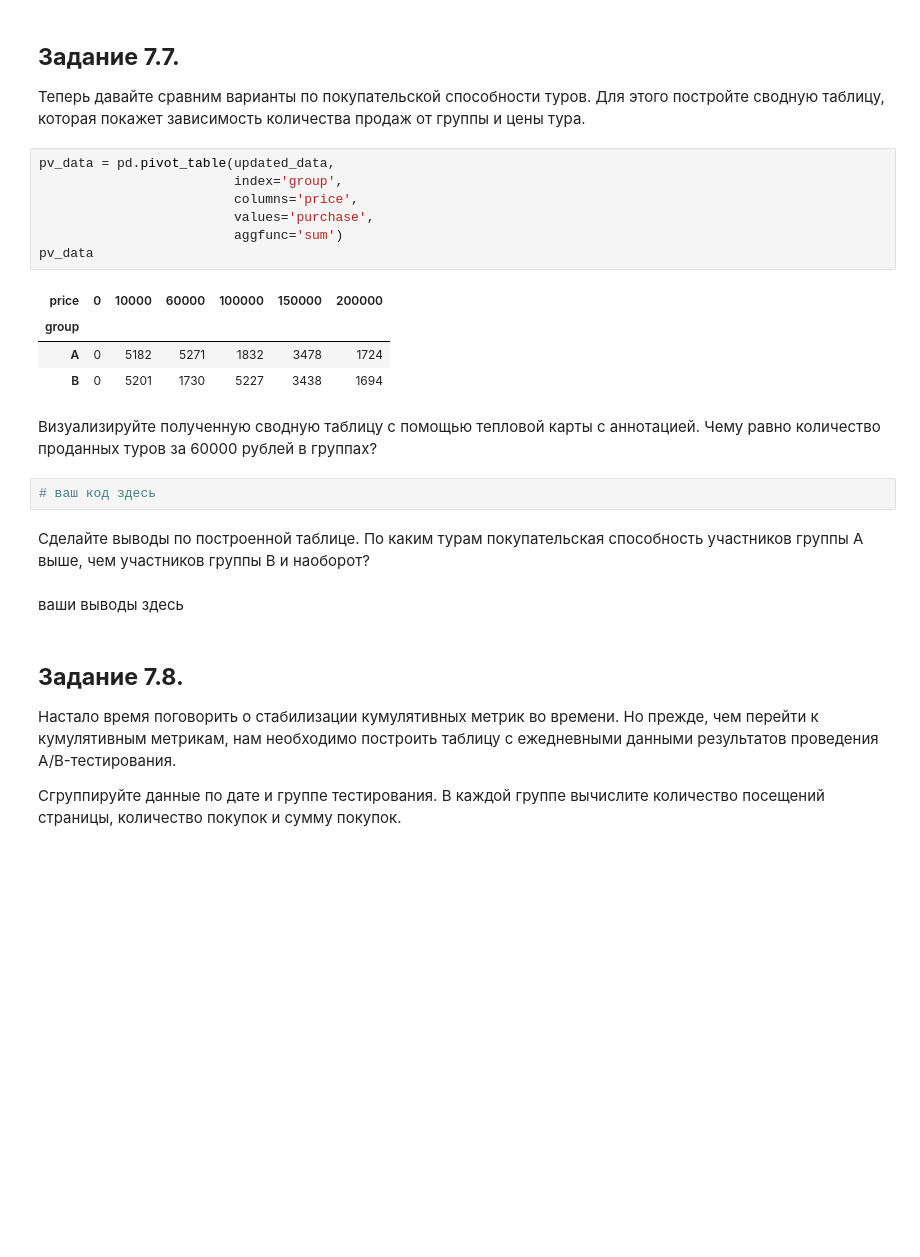
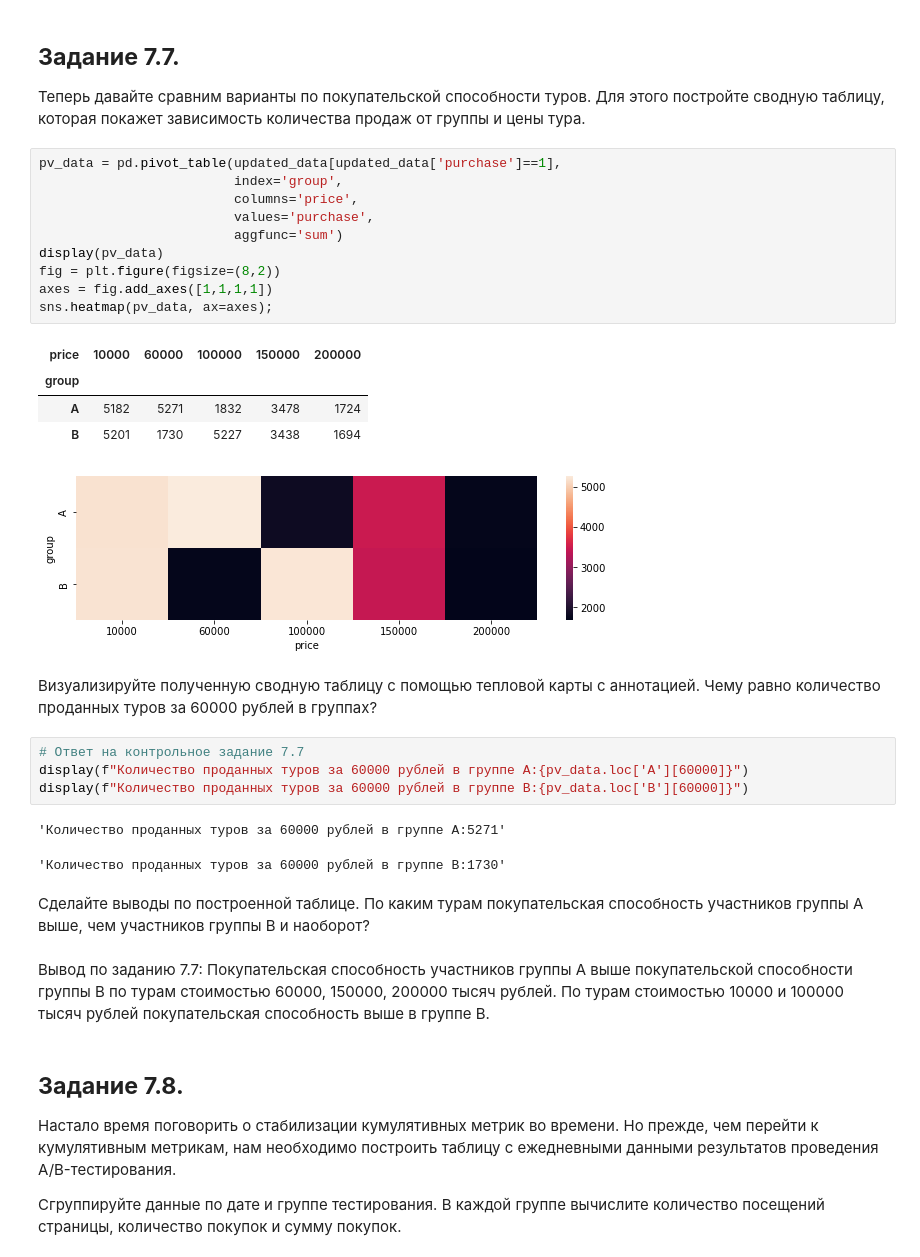
Before and after one commit to PoluboyarinovSI/SF_DataScience, a Jupyter notebook: Current_tasks/Template_EDA_5.ipynb, the cells around one changed output. Cells and saved outputs as stored; diff of their text form; blank space fills up the shorter version.

```diff
--- a/Current_tasks/Template_EDA_5.ipynb
+++ b/Current_tasks/Template_EDA_5.ipynb
@@ -199,26 +199,35 @@ display(f"Средний чек в группе В:{round(grouped_data[grouped_d
 
 Теперь давайте сравним варианты по покупательской способности туров. Для этого постройте сводную таблицу, которая покажет зависимость количества продаж от группы и цены тура.
 # %%
-pv_data = pd.pivot_table(updated_data,
+pv_data = pd.pivot_table(updated_data[updated_data['purchase']==1],
                          index='group',
                          columns='price',
                          values='purchase',
                          aggfunc='sum')
-pv_data
+display(pv_data)
+fig = plt.figure(figsize=(8,2))
+axes = fig.add_axes([1,1,1,1])
+sns.heatmap(pv_data, ax=axes);
 # %% [output]
-| price | 0 | 10000 | 60000 | 100000 | 150000 | 200000 |
-| group |  |  |  |  |  |  |
-| A | 0 | 5182 | 5271 | 1832 | 3478 | 1724 |
-| B | 0 | 5201 | 1730 | 5227 | 3438 | 1694 |
+| price | 10000 | 60000 | 100000 | 150000 | 200000 |
+| group |  |  |  |  |  |
+| A | 5182 | 5271 | 1832 | 3478 | 1724 |
+| B | 5201 | 1730 | 5227 | 3438 | 1694 |
+[figure, added]
 # %% [markdown]
 Визуализируйте полученную сводную таблицу с помощью тепловой карты с аннотацией.
 Чему равно количество проданных туров за 60000 рублей в группах?
 # %%
-# ваш код здесь
+# Ответ на контрольное задание 7.7
+display(f"Количество проданных туров за 60000 рублей в группе А:{pv_data.loc['A'][60000]}")
+display(f"Количество проданных туров за 60000 рублей в группе В:{pv_data.loc['B'][60000]}")
+# %% [output]
+'Количество проданных туров за 60000 рублей в группе А:5271'
+'Количество проданных туров за 60000 рублей в группе В:1730'
 # %% [markdown]
 Сделайте выводы по построенной таблице. По каким турам покупательская способность участников группы А выше, чем участников группы B и наоборот?
 # %% [markdown]
-ваши выводы здесь
+Вывод по заданию 7.7: Покупательская способность участников группы А выше покупательской способности группы В по турам стоимостью 60000, 150000, 200000 тысяч рублей. По турам стоимостью 10000 и 100000 тысяч рублей покупательская способность выше в группе В.
 # %% [markdown]
 ## **Задание 7.8.**
 
```
Also changed, not shown: parts of 2 cells of this notebook.
